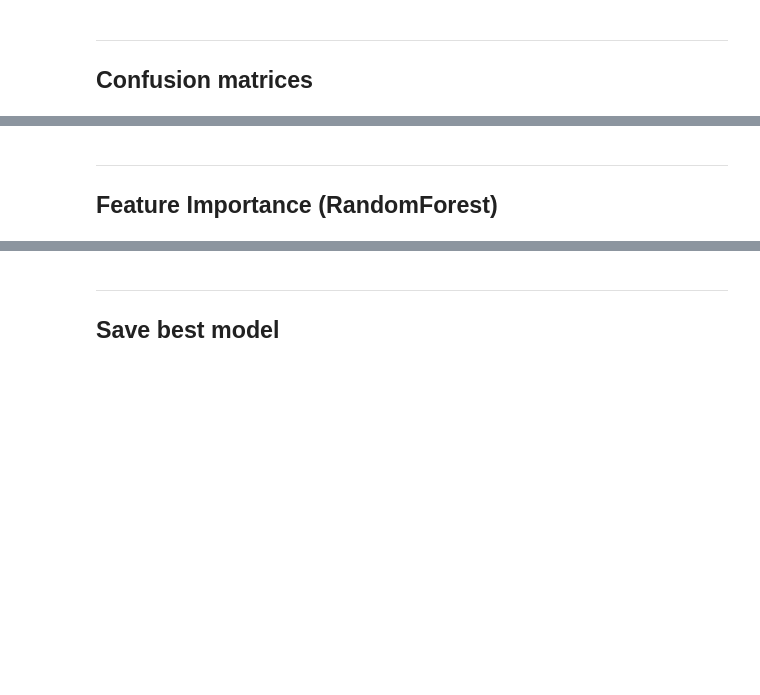
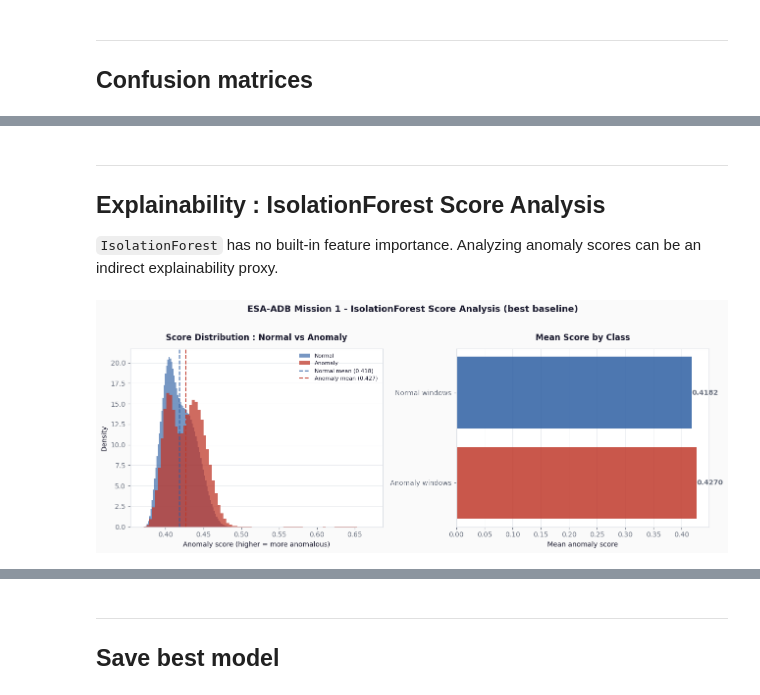
Before and after one commit to photoli93/satellite_anomaly_esa_adb, a Jupyter notebook: notebooks/03_baseline_model.ipynb, the cells around one changed output, grey strips where cells are left out. Cells and saved outputs as stored; diff of their text form; code cells hidden in the pictures; blank space fills up the shorter version.

```diff
--- a/notebooks/03_baseline_model.ipynb
+++ b/notebooks/03_baseline_model.ipynb
@@ -145,3 +479,63 @@ NameError: name 'X_train_flat' is not defined
 # %% [markdown]
 ---
-## Feature Importance (RandomForest)
+## Explainability : IsolationForest Score Analysis
+
+`IsolationForest` has no built-in feature importance. Analyzing anomaly scores can be an indirect explainability proxy.
+# %%
+fig, axes = plt.subplots(1, 2, figsize=(13, 5), facecolor=BG)
+fig.patch.set_facecolor(BG)
+
+for ax in axes:
+    ax.set_facecolor(PANEL)
+    for spine in ax.spines.values():
+        spine.set_color("#DDE1E7")
+
+# Score distribution : Normal vs Anomaly
+axes[0].hist(iso_scores[y_val == 0], bins=80, alpha=0.65,
+             color=NORMAL_C,  label="Normal",  density=True, lw=0)
+axes[0].hist(iso_scores[y_val == 1], bins=80, alpha=0.75,
+             color=ANOMALY_C, label="Anomaly", density=True, lw=0)
+axes[0].axvline(iso_scores[y_val == 0].mean(), color=NORMAL_C,
+                lw=1.5, ls="--", alpha=0.9,
+                label=f"Normal mean ({iso_scores[y_val==0].mean():.3f})")
+axes[0].axvline(iso_scores[y_val == 1].mean(), color=ANOMALY_C,
+                lw=1.5, ls="--", alpha=0.9,
+                label=f"Anomaly mean ({iso_scores[y_val==1].mean():.3f})")
+axes[0].set_xlabel("Anomaly score (higher = more anomalous)",
+                   fontsize=10, color=TEXT_DARK)
+axes[0].set_ylabel("Density", fontsize=10, color=TEXT_DARK)
+axes[0].set_title("Score Distribution : Normal vs Anomaly",
+                  fontsize=12, fontweight="bold", color=TEXT_DARK, pad=12)
+axes[0].legend(fontsize=8, frameon=False, labelcolor=TEXT_DARK)
+axes[0].tick_params(colors=TEXT_GRAY)
+axes[0].yaxis.grid(True, color="#DDE1E7", lw=0.5)
+axes[0].set_axisbelow(True)
+
+# Mean anomaly score per class
+mean_scores = [iso_scores[y_val == 1].mean(),
+               iso_scores[y_val == 0].mean()]
+labels      = ["Anomaly windows", "Normal windows"]
+colors_bar  = [ANOMALY_C, NORMAL_C]
+
+bars = axes[1].barh(labels, mean_scores, color=colors_bar, alpha=0.85)
+axes[1].set_xlabel("Mean anomaly score", fontsize=10, color=TEXT_DARK)
+axes[1].set_title("Mean Score by Class",
+                  fontsize=12, fontweight="bold", color=TEXT_DARK, pad=12)
+axes[1].tick_params(colors=TEXT_GRAY)
+axes[1].xaxis.grid(True, color="#DDE1E7", lw=0.5)
+axes[1].set_axisbelow(True)
+
+for bar, val in zip(bars, mean_scores):
+    axes[1].text(bar.get_width() + 0.0005,
+                 bar.get_y() + bar.get_height()/2,
+                 f"{val:.4f}", va="center", fontsize=10,
+                 color=TEXT_GRAY, fontweight="bold")
+
+plt.suptitle("ESA-ADB Mission 1 - IsolationForest Score Analysis (best baseline)",
+             fontsize=13, fontweight="bold", color=TEXT_DARK, y=1.02)
+plt.tight_layout()
+plt.savefig(FIGURES_DIR / "iso_score_distribution.png", dpi=150,
+            bbox_inches="tight", facecolor=BG)
+plt.show()
+# %% [output]
+[figure, added]
```
Also changed, not shown: parts of 22 cells of this notebook, 8 other files.
